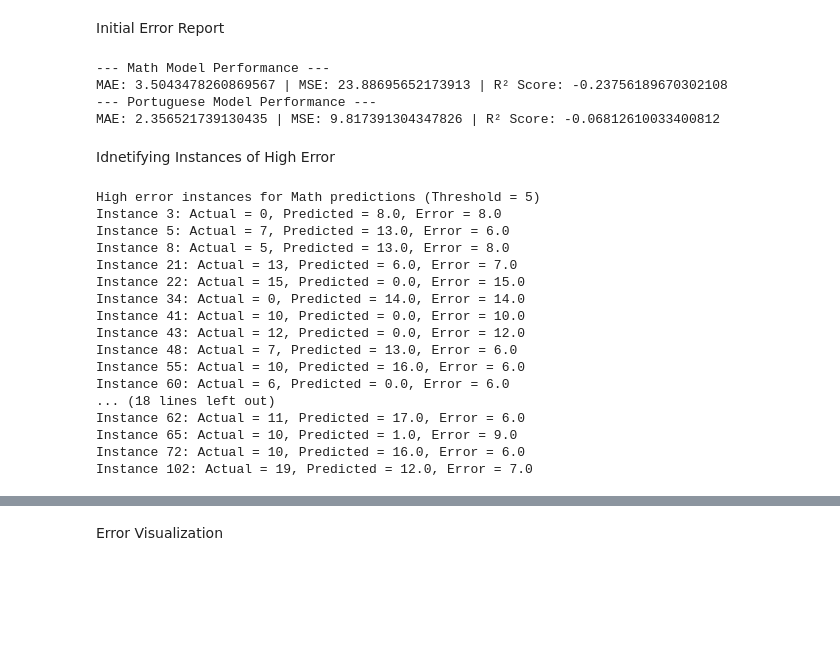
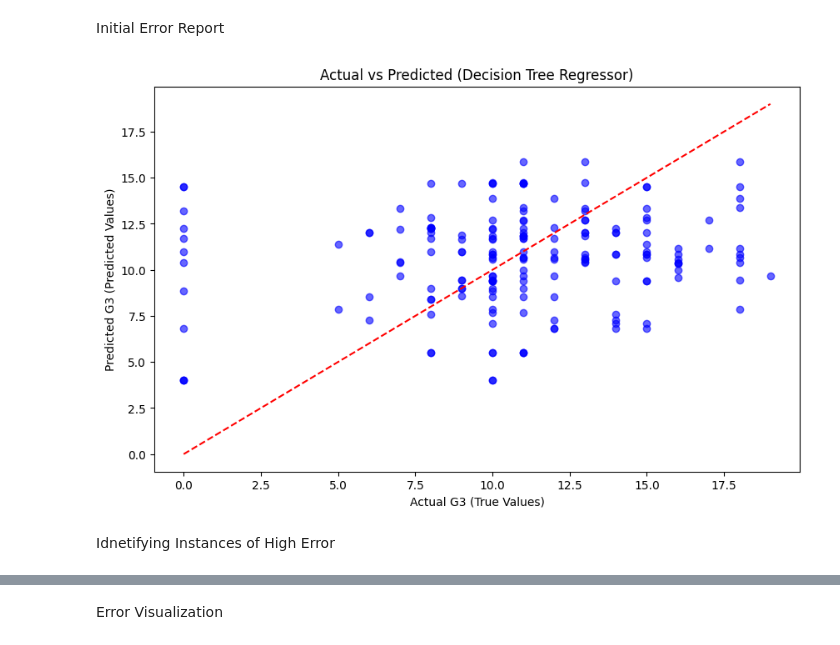
Before and after one commit to MiguelCarloKua/STINTSY_AlcoholConsumption, a Jupyter notebook: STINTSY_StudentAlcohol.ipynb, the cells around one changed output, grey strips where cells are left out. Drawn from its saved outputs; the diff is of its cells as text; code cells hidden in the pictures; blank space fills up the shorter version.

Commit message:
Model Performance Boost

```diff
--- a/STINTSY_StudentAlcohol.ipynb
+++ b/STINTSY_StudentAlcohol.ipynb
@@ -557,15 +558,15 @@ Now both models' performance are evaluated using using mean absolute error, mean
 from sklearn.metrics import mean_absolute_error, mean_squared_error, r2_score
 
 # Make predictions on the test set
-y_pred = dtr.predict(X_test)
+y_pred_tree = dtr.predict(X_test_tree)
 
 # Calculate metrics
-mae = mean_absolute_error(y_test, y_pred)
-mse = mean_squared_error(y_test, y_pred)
-r2 = r2_score(y_test, y_pred)
+mae_tree = mean_absolute_error(y_test_tree, y_pred_tree)
+mse_tree = mean_squared_error(y_test_tree, y_pred_tree)
+r2_tree = r2_score(y_test_tree, y_pred_tree)
 
 # Print the results
-print(f"Mean Absolute Error (MAE): {mae:.2f}")
-print(f"Mean Squared Error (MSE): {mse:.2f}")
-print(f"R² Score: {r2:.2f}")
+print(f"Mean Absolute Error (MAE): {mae_tree:.2f}")
+print(f"Mean Squared Error (MSE): {mse_tree:.2f}")
+print(f"R² Score: {r2_tree:.2f}")
 # %% [output]
@@ -908,53 +896,16 @@ plt.show()
 ### Decision Trees
 # %% [markdown]
 Initial Error Report
-# %%
-print(f'--- Math Model Performance ---')
-print(f'MAE: {mae_math_test} | MSE: {mse_math_test} | R² Score: {r2_math_test}')
-
-print(f'--- Portuguese Model Performance ---')
-print(f'MAE: {mae_port_test} | MSE: {mse_port_test} | R² Score: {r2_port_test}')
-# %% [output]
---- Math Model Performance ---
-MAE: 3.5043478260869567 | MSE: 23.88695652173913 | R² Score: -0.23756189670302108
---- Portuguese Model Performance ---
-MAE: 2.356521739130435 | MSE: 9.817391304347826 | R² Score: -0.06812610033400812
+# %%
+# Scatter plot to compare actual vs predicted values
+plt.figure(figsize=(10, 6))
+plt.scatter(y_test_tree, y_pred_tree, color='blue', alpha=0.6)
+plt.plot([min(y_test_tree), max(y_test_tree)], [min(y_test_tree), max(y_test_tree)], color='red', linestyle='--')  # Perfect prediction line
+plt.title("Actual vs Predicted (Decision Tree Regressor)")
+plt.xlabel("Actual G3 (True Values)")
+plt.ylabel("Predicted G3 (Predicted Values)")
+plt.show()
+# %% [output]
+[figure, added]
 # %% [markdown]
 Idnetifying Instances of High Error
-# %%
-y_test_math = y_test_math.reset_index(drop=True)
-y_test_port = y_test_port.reset_index(drop=True)
-
-errors_math = abs(y_test_math - y_pred_math_test)  # Absolute errors for Math
-errors_port = abs(y_test_port - y_pred_port_test)  # Absolute errors for Portuguese
-
-threshold = 5
-
-high_error_indices_math = numpy.where(errors_math > threshold)[0]
-high_error_indices_port = numpy.where(errors_port > threshold)[0]
-
-print(f'High error instances for Math predictions (Threshold = {threshold})')
-for idx in high_error_indices_math:
-    print(f'Instance {idx}: Actual = {y_test_math.iloc[idx]}, Predicted = {y_pred_math_test[idx]}, Error = {errors_math[idx]}')
-
-print(f'\nHigh error instances for Portuguese predictions (Threshold = {threshold})')
-for idx in high_error_indices_port:
-    print(f'Instance {idx}: Actual = {y_test_port.iloc[idx]}, Predicted = {y_pred_port_test[idx]}, Error = {errors_port[idx]}')
-# %% [output]
-High error instances for Math predictions (Threshold = 5)
-Instance 3: Actual = 0, Predicted = 8.0, Error = 8.0
-Instance 5: Actual = 7, Predicted = 13.0, Error = 6.0
-Instance 8: Actual = 5, Predicted = 13.0, Error = 8.0
-Instance 21: Actual = 13, Predicted = 6.0, Error = 7.0
-Instance 22: Actual = 15, Predicted = 0.0, Error = 15.0
-Instance 34: Actual = 0, Predicted = 14.0, Error = 14.0
-Instance 41: Actual = 10, Predicted = 0.0, Error = 10.0
-Instance 43: Actual = 12, Predicted = 0.0, Error = 12.0
-Instance 48: Actual = 7, Predicted = 13.0, Error = 6.0
-Instance 55: Actual = 10, Predicted = 16.0, Error = 6.0
-Instance 60: Actual = 6, Predicted = 0.0, Error = 6.0
-... (18 lines left out)
-Instance 62: Actual = 11, Predicted = 17.0, Error = 6.0
-Instance 65: Actual = 10, Predicted = 1.0, Error = 9.0
-Instance 72: Actual = 10, Predicted = 16.0, Error = 6.0
-Instance 102: Actual = 19, Predicted = 12.0, Error = 7.0
```
Also changed, not shown: parts of 24 cells of this notebook.
